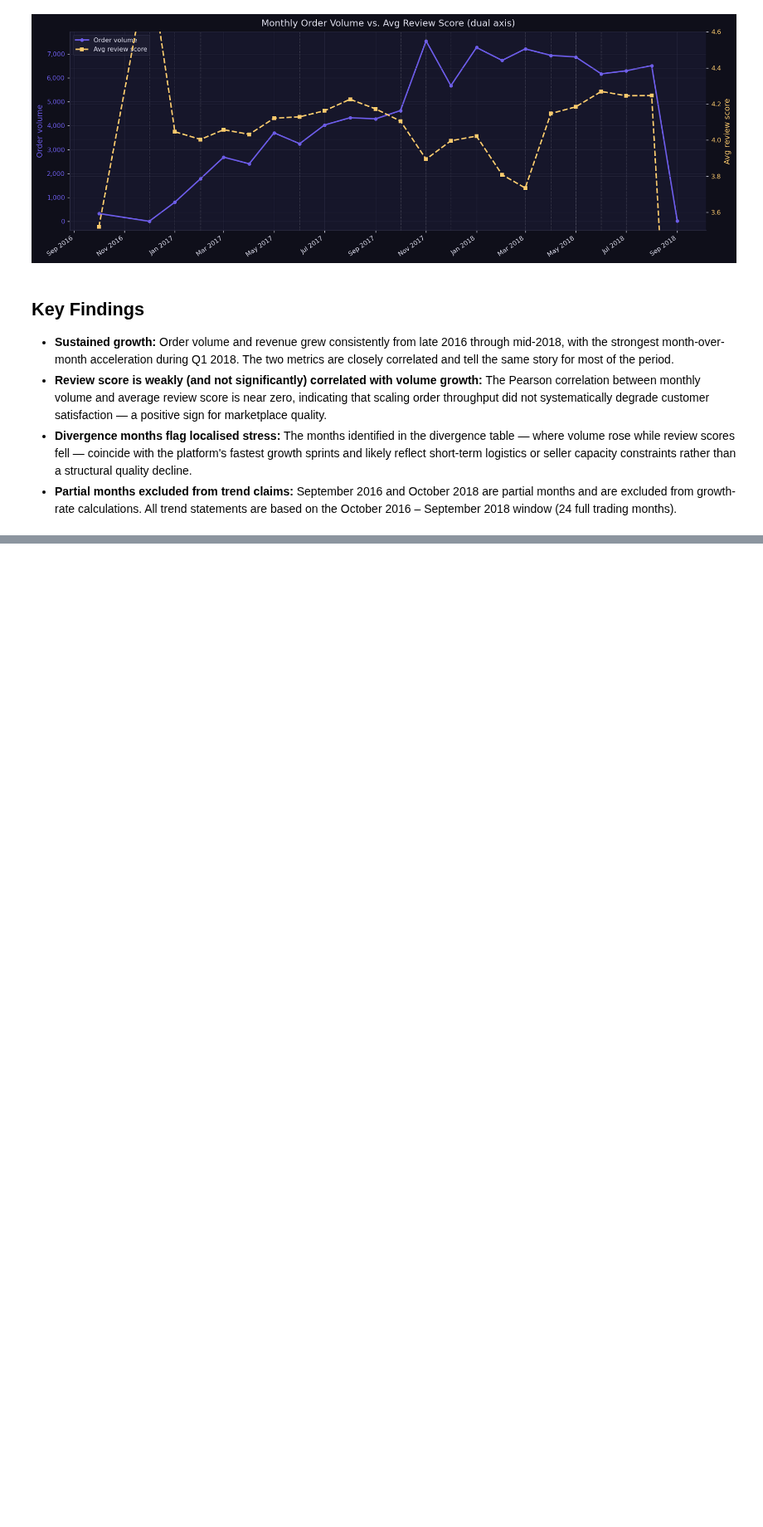
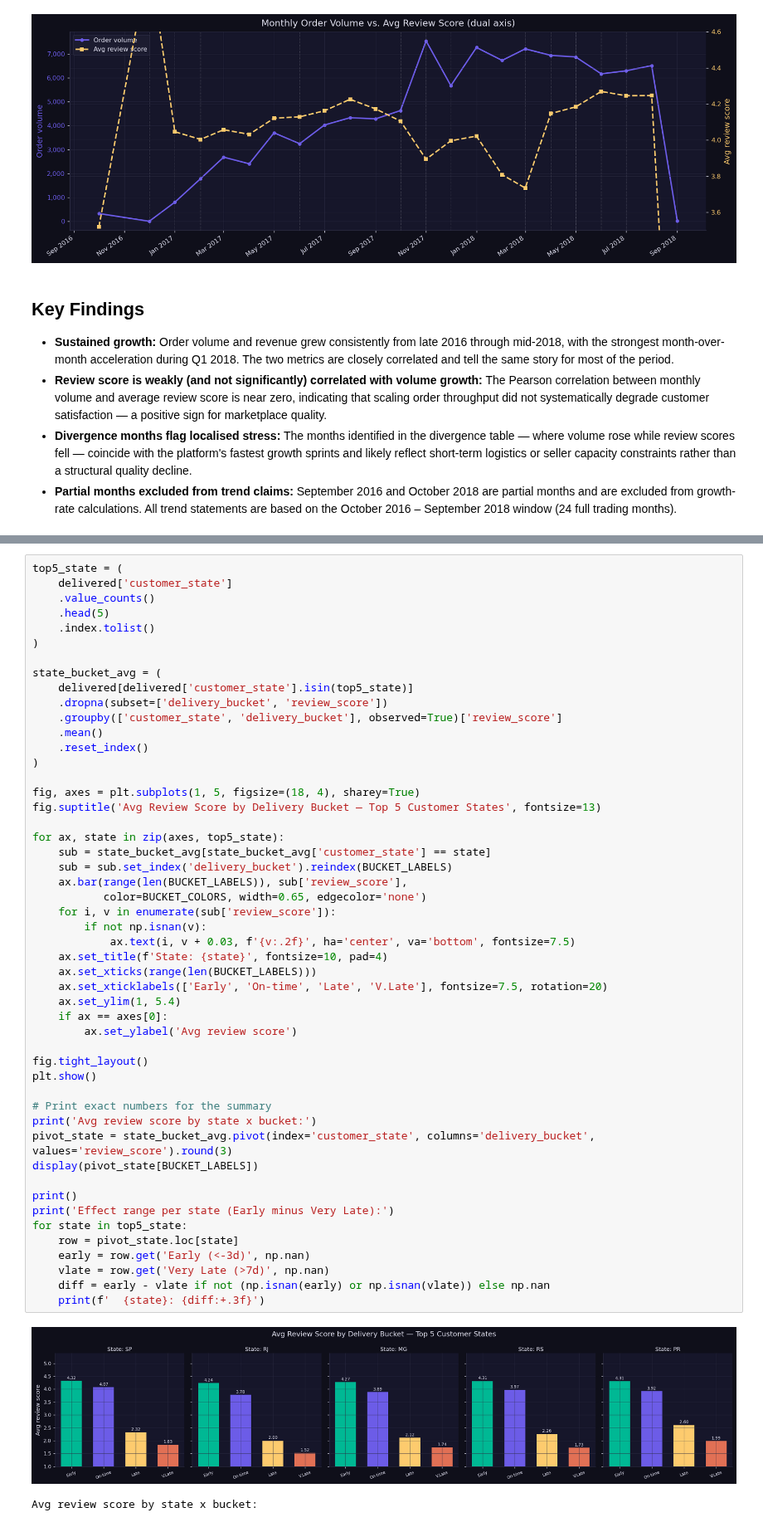
Before and after one commit to yuktac1011/Data_Analytics_Hackathon_2026, a Jupyter notebook: olist_analytics.ipynb, the cells around one changed output, grey strips where cells are left out. Shown at 83% size. Drawn from its saved outputs; the diff is of its cells as text; blank space fills up the shorter version.

```diff
--- a/olist_analytics.ipynb
+++ b/olist_analytics.ipynb
@@ -1098,0 +1327,53 @@ plt.show()
+# %%
+top5_state = (
+    delivered['customer_state']
+    .value_counts()
+    .head(5)
+    .index.tolist()
+)
+
+state_bucket_avg = (
+    delivered[delivered['customer_state'].isin(top5_state)]
+    .dropna(subset=['delivery_bucket', 'review_score'])
+    .groupby(['customer_state', 'delivery_bucket'], observed=True)['review_score']
+    .mean()
+    .reset_index()
+)
+
+fig, axes = plt.subplots(1, 5, figsize=(18, 4), sharey=True)
+fig.suptitle('Avg Review Score by Delivery Bucket — Top 5 Customer States', fontsize=13)
+
+for ax, state in zip(axes, top5_state):
+    sub = state_bucket_avg[state_bucket_avg['customer_state'] == state]
+    sub = sub.set_index('delivery_bucket').reindex(BUCKET_LABELS)
+    ax.bar(range(len(BUCKET_LABELS)), sub['review_score'],
+           color=BUCKET_COLORS, width=0.65, edgecolor='none')
+    for i, v in enumerate(sub['review_score']):
+        if not np.isnan(v):
+            ax.text(i, v + 0.03, f'{v:.2f}', ha='center', va='bottom', fontsize=7.5)
+    ax.set_title(f'State: {state}', fontsize=10, pad=4)
+    ax.set_xticks(range(len(BUCKET_LABELS)))
+    ax.set_xticklabels(['Early', 'On-time', 'Late', 'V.Late'], fontsize=7.5, rotation=20)
+    ax.set_ylim(1, 5.4)
+    if ax == axes[0]:
+        ax.set_ylabel('Avg review score')
+
+fig.tight_layout()
+plt.show()
+
+# Print exact numbers for the summary
+print('Avg review score by state x bucket:')
+pivot_state = state_bucket_avg.pivot(index='customer_state', columns='delivery_bucket', values='review_score').round(3)
+display(pivot_state[BUCKET_LABELS])
+
+print()
+print('Effect range per state (Early minus Very Late):')
+for state in top5_state:
+    row = pivot_state.loc[state]
+    early = row.get('Early (<-3d)', np.nan)
+    vlate = row.get('Very Late (>7d)', np.nan)
+    diff = early - vlate if not (np.isnan(early) or np.isnan(vlate)) else np.nan
+    print(f'  {state}: {diff:+.3f}')
+# %% [output]
+[figure, added]
+Avg review score by state x bucket:
```
Also changed, not shown: parts of 22 cells of this notebook.
